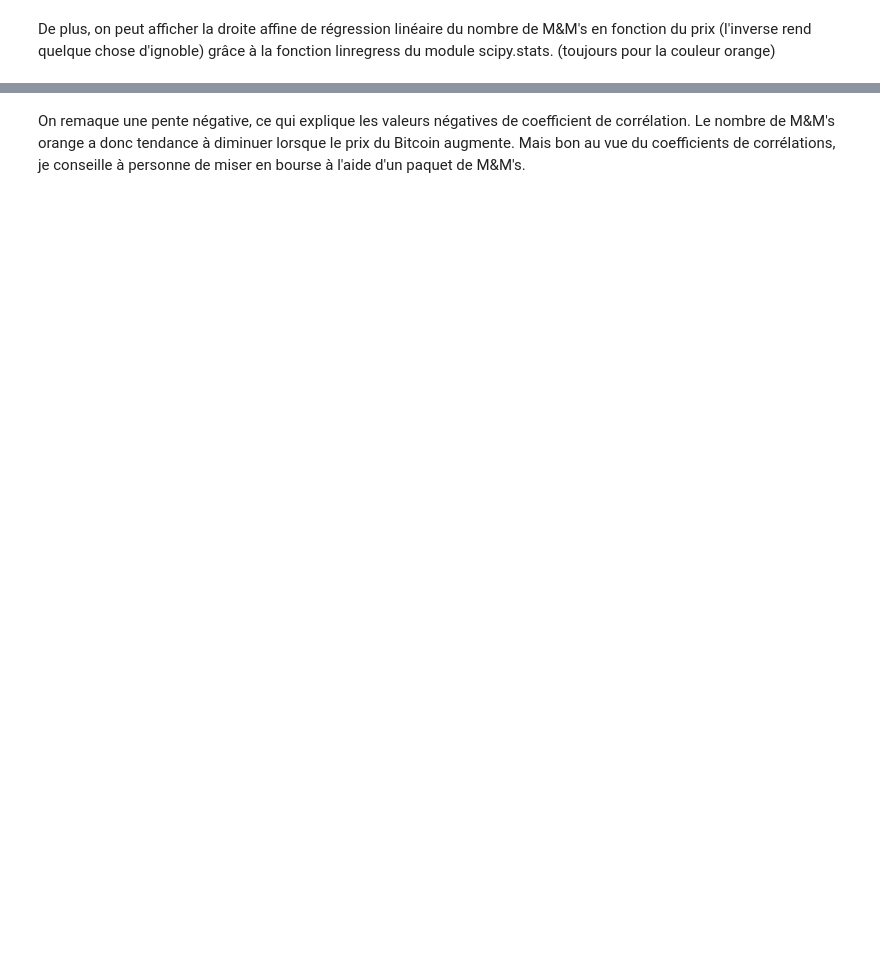
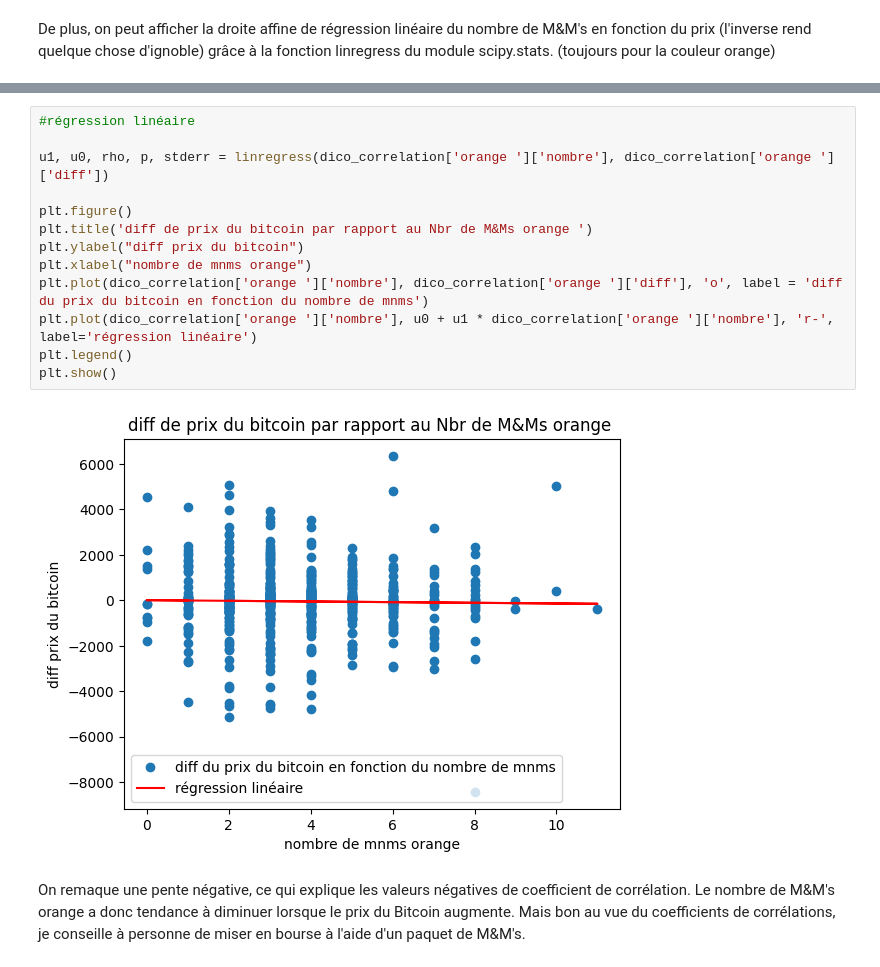
Before and after one commit to Rom906/Projet-Dashboard, a Jupyter notebook: corrélation.ipynb, the cells around one changed output, grey strips where cells are left out. Drawn from its saved outputs; the diff is of its cells as text; blank space fills up the shorter version.

```diff
--- a/corrélation.ipynb
+++ b/corrélation.ipynb
@@ -246,2 +401,17 @@ plt.show()
+# %%
+#régression linéaire
+
+u1, u0, rho, p, stderr = linregress(dico_correlation['orange ']['nombre'], dico_correlation['orange ']['diff'])
+
+plt.figure()
+plt.title('diff de prix du bitcoin par rapport au Nbr de M&Ms orange ')
+plt.ylabel("diff prix du bitcoin")
+plt.xlabel("nombre de mnms orange")
+plt.plot(dico_correlation['orange ']['nombre'], dico_correlation['orange ']['diff'], 'o', label = 'diff du prix du bitcoin en fonction du nombre de mnms')
+plt.plot(dico_correlation['orange ']['nombre'], u0 + u1 * dico_correlation['orange ']['nombre'], 'r-', label='régression linéaire')
+plt.legend()
+plt.show()
+# %% [output]
+[figure, added]
 # %% [markdown]
 On remaque une pente négative, ce qui explique les valeurs négatives de coefficient de corrélation. Le nombre de M&M's orange a donc tendance à diminuer lorsque le prix du Bitcoin augmente. Mais bon au vue du coefficients de corrélations, je conseille à personne de miser en bourse à l'aide d'un paquet de M&M's.
```
Also changed, not shown: parts of 10 cells of this notebook, 1 other file.
